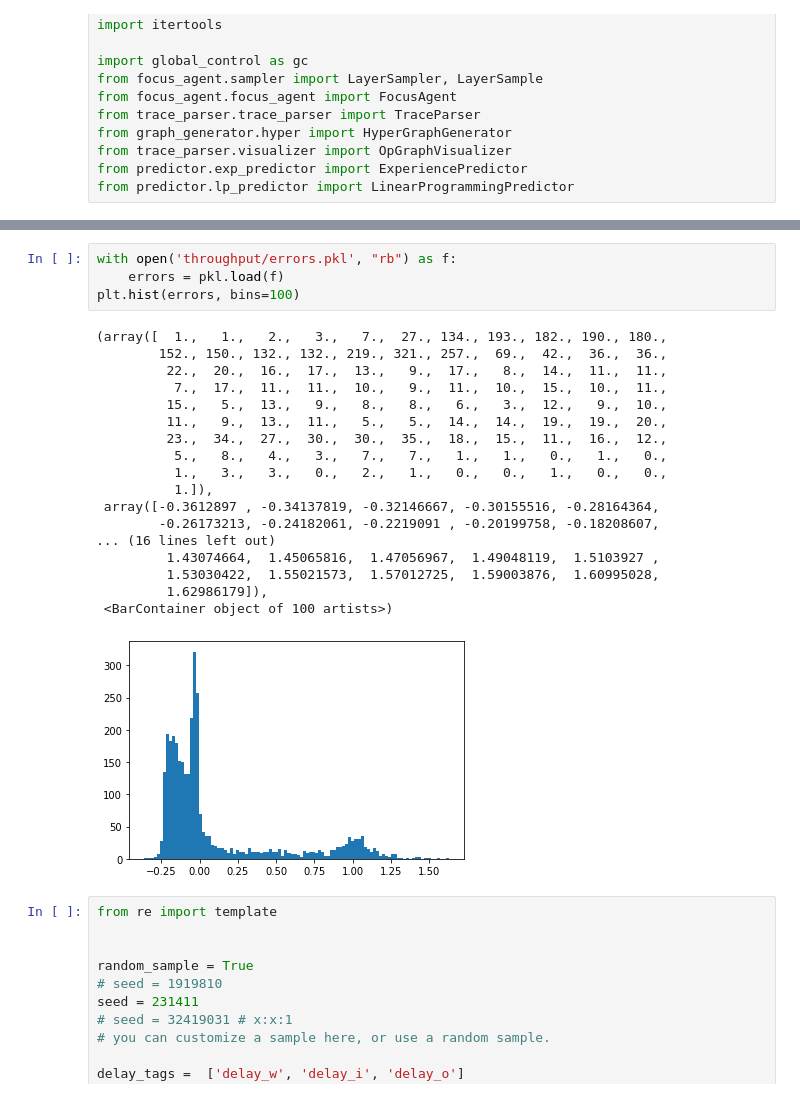
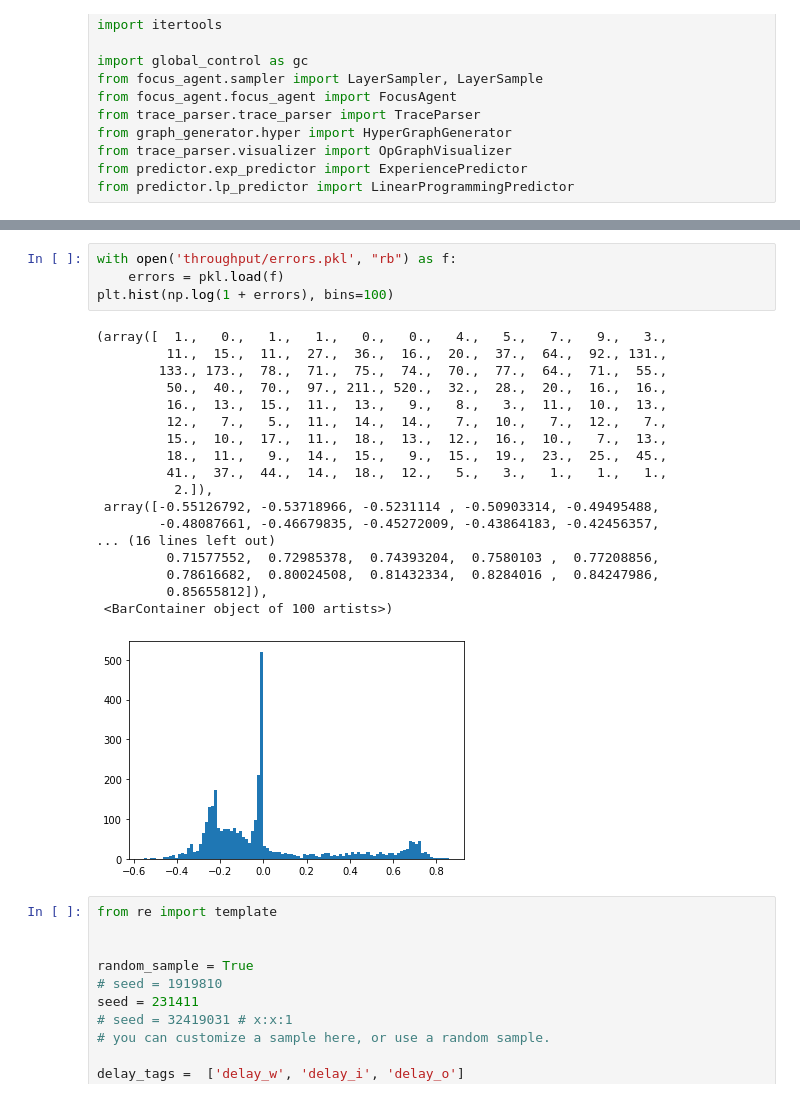
Before and after one commit to SuperVan-Young/gnn4noc, a Jupyter notebook: dataset/scripts/throughput.ipynb, the cells around one changed output, grey strips where cells are left out. Saved outputs shown, nothing was run; the diff lists cells and outputs as text.

```diff
--- a/dataset/scripts/throughput.ipynb
+++ b/dataset/scripts/throughput.ipynb
@@ -32,26 +32,26 @@ std = 0.4042677108021643
 # %%
 with open('throughput/errors.pkl', "rb") as f:
     errors = pkl.load(f)
-plt.hist(errors, bins=100)
+plt.hist(np.log(1 + errors), bins=100)
 # %% [output]
-(array([  1.,   1.,   2.,   3.,   7.,  27., 134., 193., 182., 190., 180.,
-        152., 150., 132., 132., 219., 321., 257.,  69.,  42.,  36.,  36.,
-         22.,  20.,  16.,  17.,  13.,   9.,  17.,   8.,  14.,  11.,  11.,
-          7.,  17.,  11.,  11.,  10.,   9.,  11.,  10.,  15.,  10.,  11.,
-         15.,   5.,  13.,   9.,   8.,   8.,   6.,   3.,  12.,   9.,  10.,
-         11.,   9.,  13.,  11.,   5.,   5.,  14.,  14.,  19.,  19.,  20.,
-         23.,  34.,  27.,  30.,  30.,  35.,  18.,  15.,  11.,  16.,  12.,
-          5.,   8.,   4.,   3.,   7.,   7.,   1.,   1.,   0.,   1.,   0.,
-          1.,   3.,   3.,   0.,   2.,   1.,   0.,   0.,   1.,   0.,   0.,
-          1.]),
- array([-0.3612897 , -0.34137819, -0.32146667, -0.30155516, -0.28164364,
-        -0.26173213, -0.24182061, -0.2219091 , -0.20199758, -0.18208607,
+(array([  1.,   0.,   1.,   1.,   0.,   0.,   4.,   5.,   7.,   9.,   3.,
+         11.,  15.,  11.,  27.,  36.,  16.,  20.,  37.,  64.,  92., 131.,
+        133., 173.,  78.,  71.,  75.,  74.,  70.,  77.,  64.,  71.,  55.,
+         50.,  40.,  70.,  97., 211., 520.,  32.,  28.,  20.,  16.,  16.,
+         16.,  13.,  15.,  11.,  13.,   9.,   8.,   3.,  11.,  10.,  13.,
+         12.,   7.,   5.,  11.,  14.,  14.,   7.,  10.,   7.,  12.,   7.,
+         15.,  10.,  17.,  11.,  18.,  13.,  12.,  16.,  10.,   7.,  13.,
+         18.,  11.,   9.,  14.,  15.,   9.,  15.,  19.,  23.,  25.,  45.,
+         41.,  37.,  44.,  14.,  18.,  12.,   5.,   3.,   1.,   1.,   1.,
+          2.]),
+ array([-0.55126792, -0.53718966, -0.5231114 , -0.50903314, -0.49495488,
+        -0.48087661, -0.46679835, -0.45272009, -0.43864183, -0.42456357,
 ... (16 lines left out)
-         1.43074664,  1.45065816,  1.47056967,  1.49048119,  1.5103927 ,
-         1.53030422,  1.55021573,  1.57012725,  1.59003876,  1.60995028,
-         1.62986179]),
+         0.71577552,  0.72985378,  0.74393204,  0.7580103 ,  0.77208856,
+         0.78616682,  0.80024508,  0.81432334,  0.8284016 ,  0.84247986,
+         0.85655812]),
  <BarContainer object of 100 artists>)
-[figure, old version]
+[figure, new version]
 # %%
 from re import template
 
```
Also changed, not shown: parts of 1 cell of this notebook, 2 other files.
